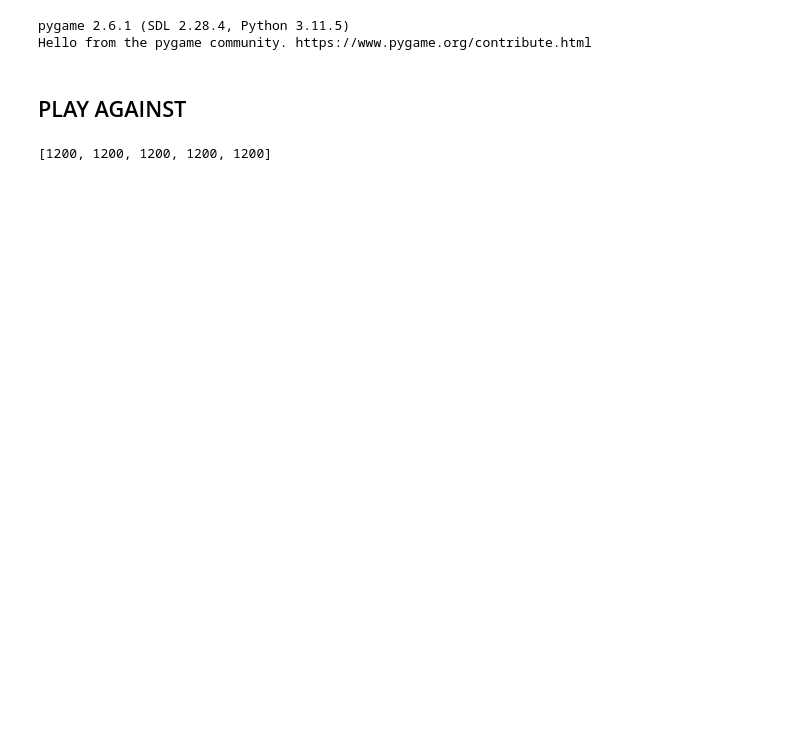
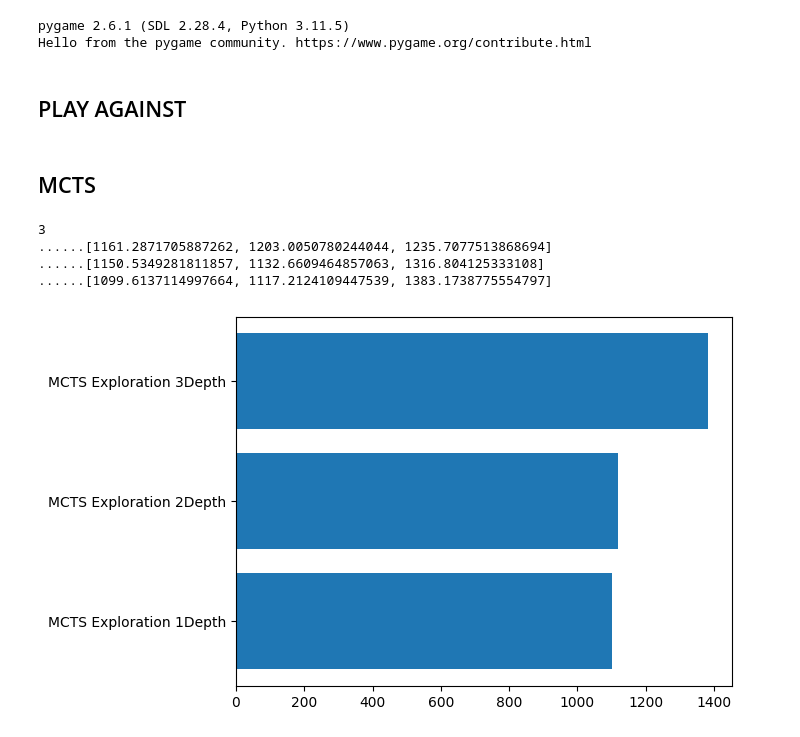
Before and after one commit to ewilipsic/othello, a Jupyter notebook: elo.ipynb, the cells around one changed output. Cells and saved outputs as stored; diff of their text form; code cells hidden in the pictures; blank space fills up the shorter version.

```diff
--- a/elo.ipynb
+++ b/elo.ipynb
@@ -99,7 +65,5 @@ def match(idxWhite,idxBlack):
     else:
         elo[idxBlack] = elo[idxBlack] + 32*(0 - E_w)
         elo[idxWhite] = elo[idxWhite] + 32*(1 - E_b)
-# %%
-print(elo)
-# %% [output]
-[1200, 1200, 1200, 1200, 1200]
+# %% [markdown]
+## MCTS
@@ -106,24 +72,32 @@ print(elo)
 # %%
-import matplotlib.pyplot as plt
-# players = [mcts1,mcts15,alpha2,alpha3,rando]
-# elo = [1200 for x in players]
+mcts1 = P.MCTSPlayer(explorationFactor=1.4,timed = True,timeLimit = 1.5,selectionDepth=1)
+mcts2 = P.MCTSPlayer(explorationFactor=1.4,timed = True,timeLimit = 1.5,selectionDepth=2)
+mcts3 = P.MCTSPlayer(explorationFactor=1.4,timed = True,timeLimit = 1.5,selectionDepth=3)
 
-# n = len(elo)
-# print(n)
-# for x in range(5):
-#     for i in range(n):
-#         for j in range(n):
-#             if i == j : continue
-#             match(i,j)
-#             print(".",end="")
-#     print(elo)
+players = [mcts1,mcts2,mcts3]
+elo = [1200 for x in players]
 
-# plt.barh([
-#      "MCTS Exploration 1",
-#      "MCTS Exploration 1.5",
-#      "3 ply alpha-beta",
-#      "2 ply alpha-beta",
-#      "random bot"
-#      ],elo)
 
-# plt.show()
+n = len(elo)
+print(n)
+for x in range(3):
+    for i in range(n):
+        for j in range(n):
+            if i == j : continue
+            match(i,j)
+            print(".",end="")
+    print(elo)
+
+plt.barh([
+     "MCTS Exploration 1Depth",
+     "MCTS Exploration 2Depth",
+     "MCTS Exploration 3Depth",
+     ],elo)
+
+plt.show()
+# %% [output]
+3
+......[1161.2871705887262, 1203.0050780244044, 1235.7077513868694]
+......[1150.5349281811857, 1132.6609464857063, 1316.804125333108]
+......[1099.6137114997664, 1117.2124109447539, 1383.1738775554797]
+[figure, added]
```
Also changed, not shown: parts of 8 cells of this notebook, 5 other files.
